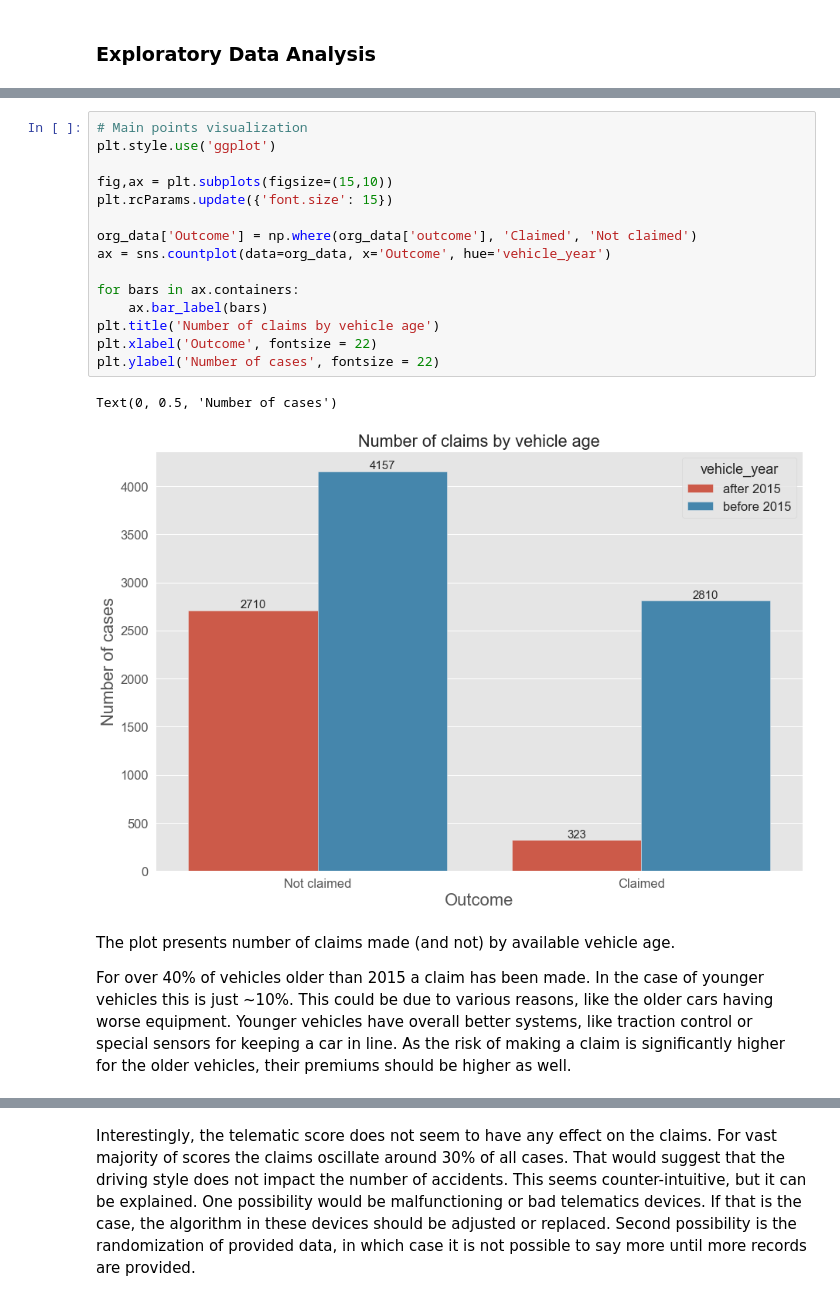
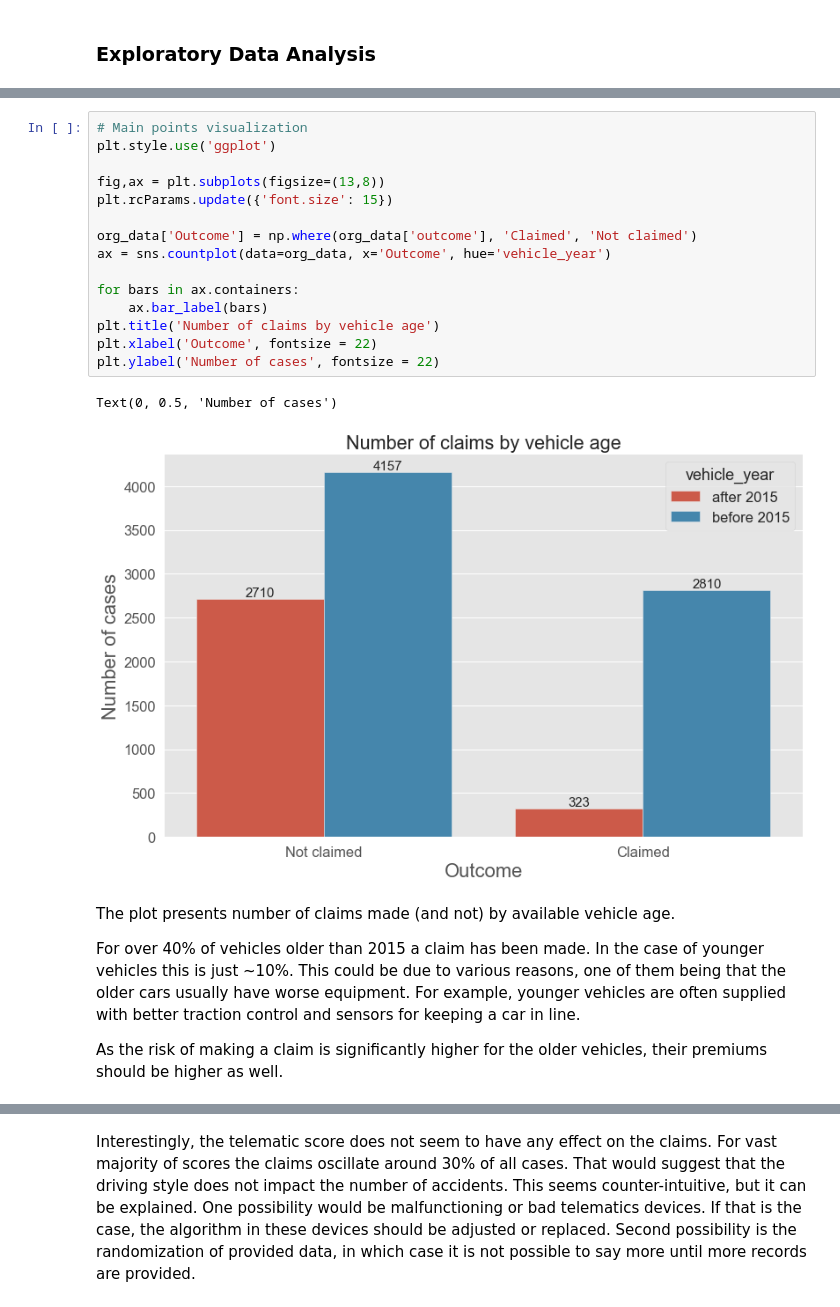
Before and after one commit to pzolnierczyk/insurance-classification, a Jupyter notebook: insurance_claims.ipynb, the cells around one changed output, grey strips where cells are left out. Drawn from its saved outputs; the diff is of its cells as text.

```diff
--- a/insurance_claims.ipynb
+++ b/insurance_claims.ipynb
@@ -69,23 +62,25 @@ print('{} percent of customers with a credit score below 0.2 made a claim last y
 # %%
 # Main points visualization
 plt.style.use('ggplot')
 
-fig,ax = plt.subplots(figsize=(15,10))
+fig,ax = plt.subplots(figsize=(13,8))
 plt.rcParams.update({'font.size': 15})
 
 org_data['Outcome'] = np.where(org_data['outcome'], 'Claimed', 'Not claimed')
 ax = sns.countplot(data=org_data, x='Outcome', hue='vehicle_year')
 
 for bars in ax.containers:
     ax.bar_label(bars)
 plt.title('Number of claims by vehicle age')
 plt.xlabel('Outcome', fontsize = 22)
 plt.ylabel('Number of cases', fontsize = 22)
 # %% [output]
 Text(0, 0.5, 'Number of cases')
-[figure, old version]
+[figure, new version]
 # %% [markdown]
 The plot presents number of claims made (and not) by available vehicle age.
 
-For over 40% of vehicles older than 2015 a claim has been made. In the case of younger vehicles this is just ~10%. This could be due to various reasons, like the older cars having worse equipment. Younger vehicles have overall better systems, like traction control or special sensors for keeping a car in line. As the risk of making a claim is significantly higher for the older vehicles, their premiums should be higher as well.
+For over 40% of vehicles older than 2015 a claim has been made. In the case of younger vehicles this is just ~10%. This could be due to various reasons, one of them being that the older cars usually have worse equipment. For example, younger vehicles are often supplied with better traction control and sensors for keeping a car in line.
+
+As the risk of making a claim is significantly higher for the older vehicles, their premiums should be higher as well.
 # %%
```
Also changed, not shown: parts of 11 cells of this notebook.
